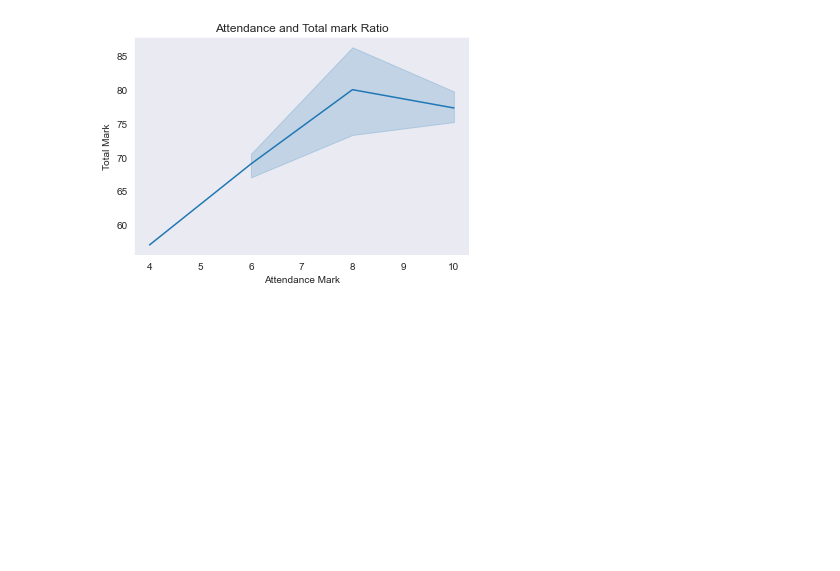
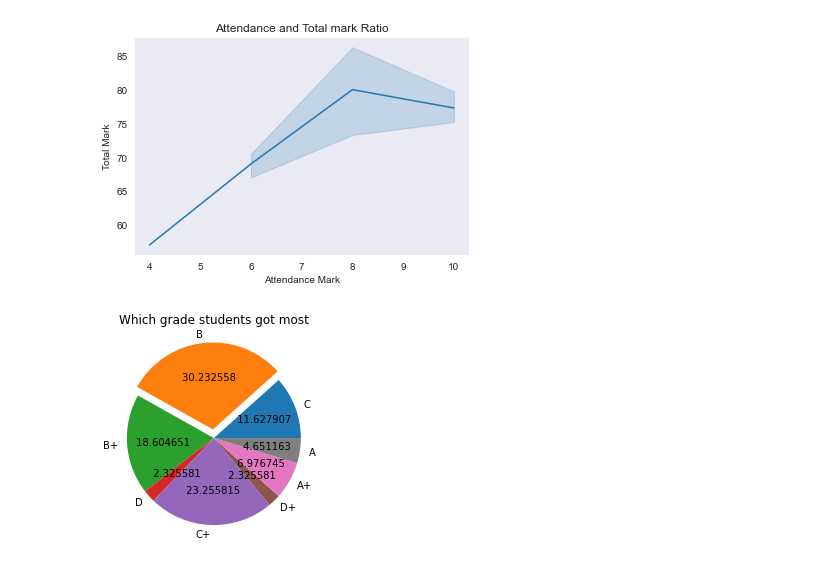
Before and after one commit to zahidloshan/Python_Final_Project_Grade_sheet, a Jupyter notebook: statistical_analysis.ipynb, the cells around one changed output. Saved outputs shown, nothing was run; the diff lists cells and outputs as text; code cells hidden in the pictures; blank space fills up the shorter version.

Commit message:
pie chart added

```diff
--- a/statistical_analysis.ipynb
+++ b/statistical_analysis.ipynb
@@ -168,3 +168,11 @@ sns.lineplot(x='Attendance Mark', y='Total Mark', data=df1)
 plt.title("Attendance and Total mark Ratio");
 # %% [output]
 [figure]
+# %%
+st_grade=grade['Grade']
+students=grade['count']
+plt.pie(students,labels=st_grade,autopct='% 2f', explode=[0,0.1,0,0,0,0,0,0])
+plt.title('Which grade students got most')
+plt.show()
+# %% [output]
+[figure, added]
```
